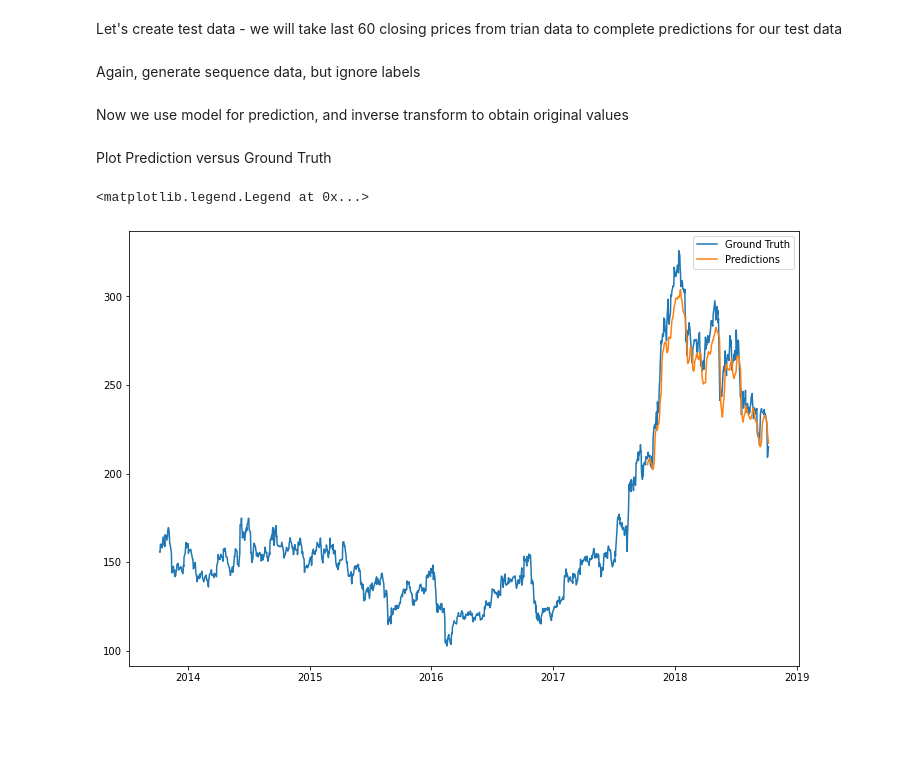
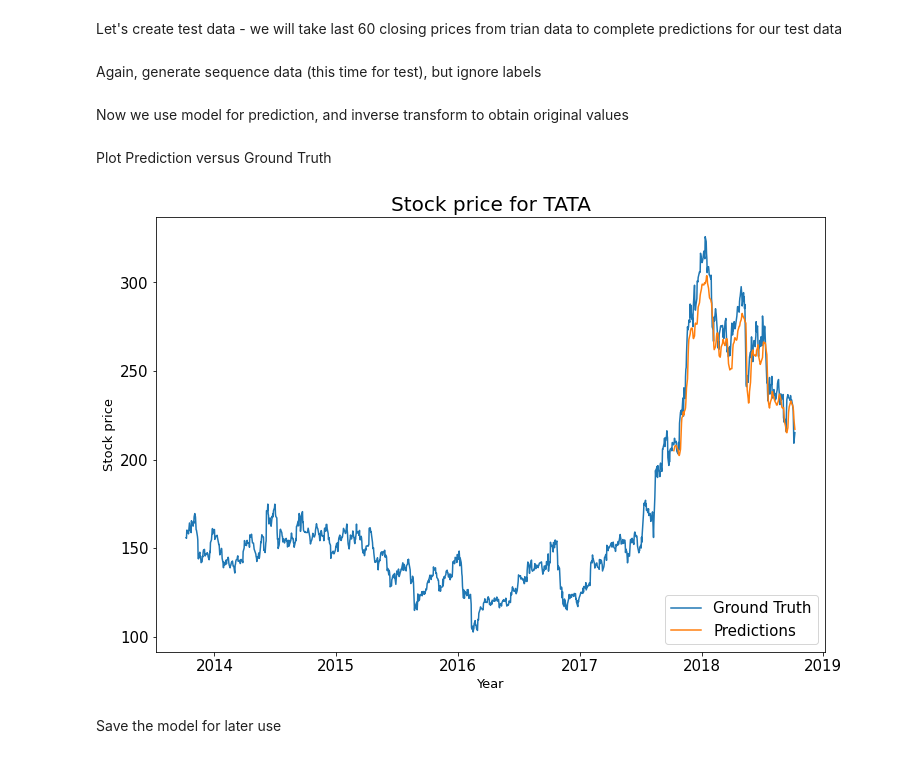
Before and after one commit to wprazuch/stock-price-prediction, a Jupyter notebook: notebook.ipynb, the cells around one changed output. Drawn from its saved outputs; the diff is of its cells as text; code cells hidden in the pictures; blank space fills up the shorter version.

```diff
--- a/notebook.ipynb
+++ b/notebook.ipynb
@@ -71,20 +75,20 @@ def generate_sequence_data(data, history_len):
 # %% [markdown]
 Use the function and add one dimension more
 # %%
-x_train, y_train = generate_sequence_data(scaled_data, HISTORY_LEN)
+x_train, y_train = generate_sequence_data(data=scaled_data, history_len=HISTORY_LEN)
 x_train = np.reshape(x_train, (*x_train.shape, 1))
 # %% [markdown]
 We will use quite a simply model, which consists almost entirely from two stacked LSTM layers
 # %%
-def simple_lstm(input_shape):
+def simple_lstm(lstm_input_shape):
     model = Sequential()
-    model.add(LSTM(units=50, return_sequences=True, input_shape=(input_shape, 1)))
+    model.add(LSTM(units=50, return_sequences=True, input_shape=lstm_input_shape))
 
     model.add(LSTM(units=50))
     model.add(Dense(1))
     return model
 # %%
-model = simple_lstm(x_train.shape[1])
+model = simple_lstm(lstm_input_shape=x_train.shape[1:])
 # %% [markdown]
 Compile and fit to train data, disregard validation
 # %%
@@ -100,25 +104,31 @@ inputs_data=np.vstack([train_data[-HISTORY_LEN:], test_data])
 inputs_data=inputs_data.reshape(-1,1)
 inputs_data=scaler.transform(inputs_data)
 # %% [markdown]
-Again, generate sequence data, but ignore labels
+Again, generate sequence data (this time for test), but ignore labels
 # %%
-X_test, _ = generate_sequence_data(inputs_data, HISTORY_LEN)
+X_test, _ = generate_sequence_data(data=inputs_data, history_len=HISTORY_LEN)
 X_test=np.reshape(X_test,(X_test.shape[0],X_test.shape[1],1))
 # %% [markdown]
 Now we use model for prediction, and inverse transform to obtain original values
 # %%
 predicted_closing_price=model.predict(X_test)
 predicted_closing_price=scaler.inverse_transform(predicted_closing_price)
+# %% [markdown]
+Plot Prediction versus Ground Truth
+# %%
+valid_data=dataset[split:]
+valid_data['Predictions']=predicted_closing_price
+plt.plot(dataset["Close"], label='Ground Truth')
+plt.plot(valid_data["Predictions"], label='Predictions')
+plt.ylabel('Stock price', fontsize=13)
+plt.xlabel('Year', fontsize=13)
+plt.tick_params(labelsize=15)
+plt.title('Stock price for TATA', fontsize=20)
+plt.legend(loc='lower right', fontsize=15)
+plt.show()
+# %% [output]
+[figure, added]
+# %% [markdown]
+Save the model for later use
 # %%
 model.save("saved_lstm_model.h5")
-# %% [markdown]
-Plot Prediction versus Ground Truth
-# %%
-valid_data=dataset[split:]
-valid_data['Predictions']=predicted_closing_price
-plt.plot(dataset["Close"], label='Ground Truth')
-plt.plot(valid_data["Predictions"], label='Predictions')
-plt.legend()
-# %% [output]
-<matplotlib.legend.Legend at 0x...>
-[figure, removed]
```
Also changed, not shown: parts of 2 cells of this notebook.
